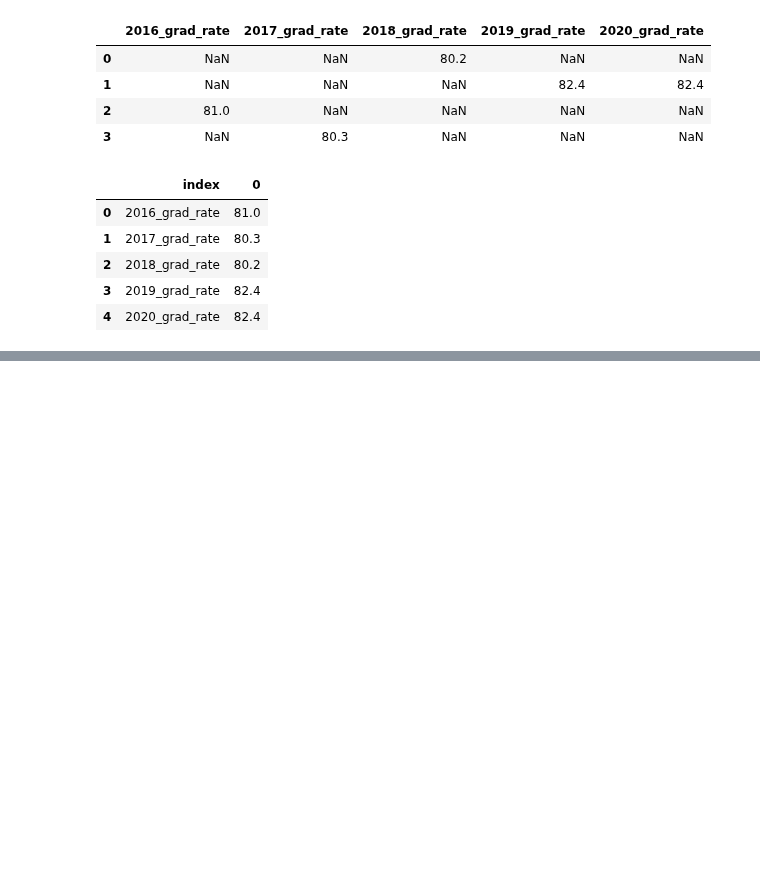
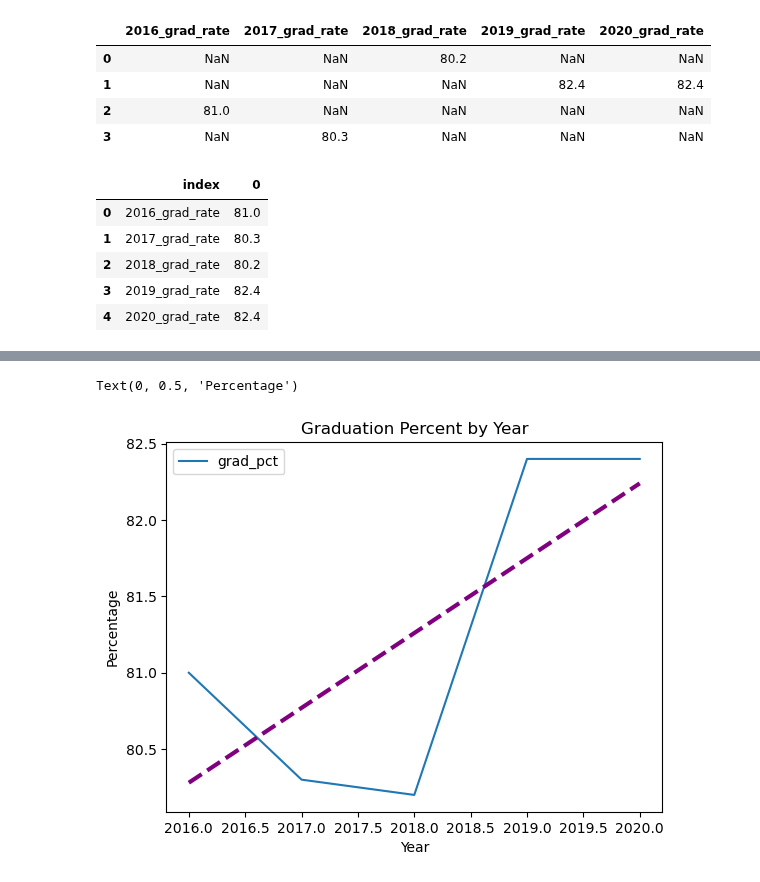
Before and after one commit to jwhankins177/capstone-budget-impact-jupyternb-python, a Jupyter notebook: notebooks/graduation.ipynb, the cells around one changed output, grey strips where cells are left out. Drawn from its saved outputs; the diff is of its cells as text; code cells hidden in the pictures; blank space fills up the shorter version.

```diff
--- a/notebooks/graduation.ipynb
+++ b/notebooks/graduation.ipynb
@@ -222,0 +254,12 @@ df_grad.plot(kind='line')
+# %%
+df_grad.plot(kind='line', x = 'year', y = 'grad_pct')
+# Calculate the Trendline
+z = np.polyfit(x, y, 1)
+p = np.poly1d(z)
+plt.plot(df_grad['year'], p(x), color="purple", linewidth=3, linestyle="--")
+plt.title('Graduation Percent by Year')
+plt.xlabel('Year')
+plt.ylabel('Percentage')
+# %% [output]
+Text(0, 0.5, 'Percentage')
+[figure, added]
```
Also changed, not shown: parts of 8 cells of this notebook, 4 other files.
